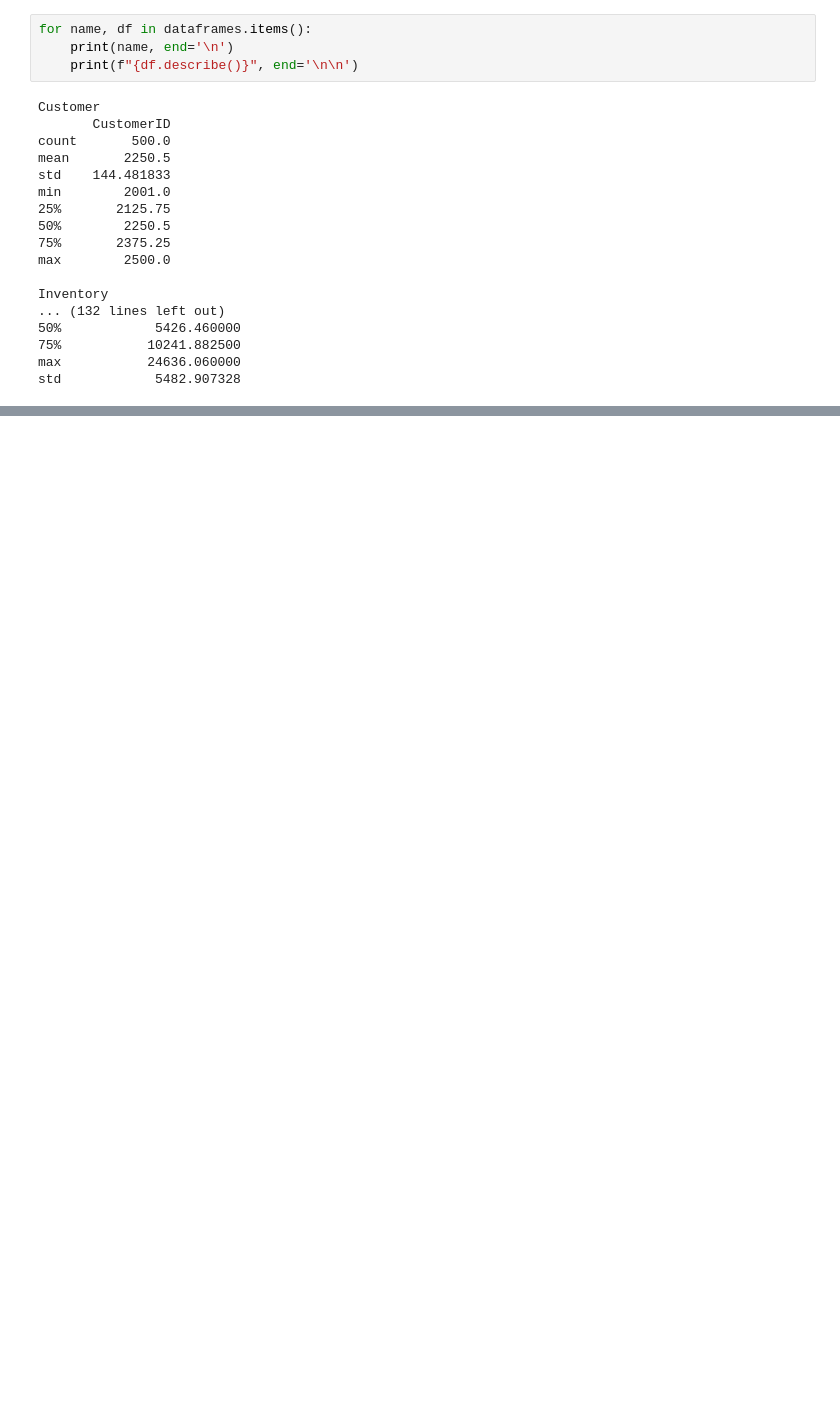
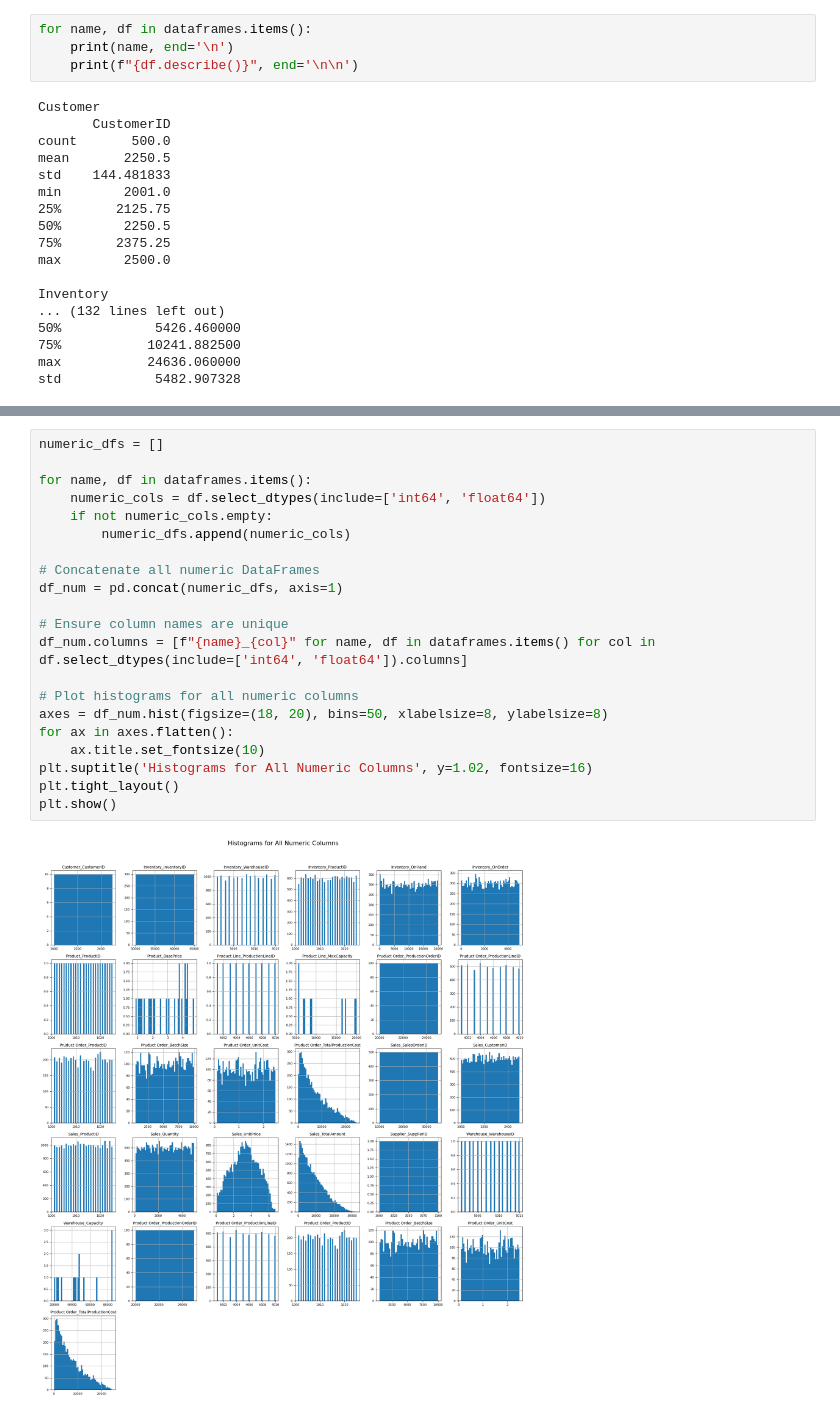
Before and after one commit to myat-thu004/Beverage_Data_Analysis, a Jupyter notebook: Exploratory_Beverage.ipynb, the cells around one changed output, grey strips where cells are left out. Drawn from its saved outputs; the diff is of its cells as text; blank space fills up the shorter version.

```diff
--- a/Exploratory_Beverage.ipynb
+++ b/Exploratory_Beverage.ipynb
@@ -342,0 +266,23 @@ No numeric columns (excluding 'ID' columns) found in Supplier.
+# %%
+numeric_dfs = []
+
+for name, df in dataframes.items():
+    numeric_cols = df.select_dtypes(include=['int64', 'float64'])
+    if not numeric_cols.empty:
+        numeric_dfs.append(numeric_cols)
+
+# Concatenate all numeric DataFrames
+df_num = pd.concat(numeric_dfs, axis=1)
+
+# Ensure column names are unique
+df_num.columns = [f"{name}_{col}" for name, df in dataframes.items() for col in df.select_dtypes(include=['int64', 'float64']).columns]
+
+# Plot histograms for all numeric columns
+axes = df_num.hist(figsize=(18, 20), bins=50, xlabelsize=8, ylabelsize=8)
+for ax in axes.flatten():
+    ax.title.set_fontsize(10)
+plt.suptitle('Histograms for All Numeric Columns', y=1.02, fontsize=16)
+plt.tight_layout()
+plt.show()
+# %% [output]
+[figure, added]
```
Also changed, not shown: parts of 24 cells of this notebook.
